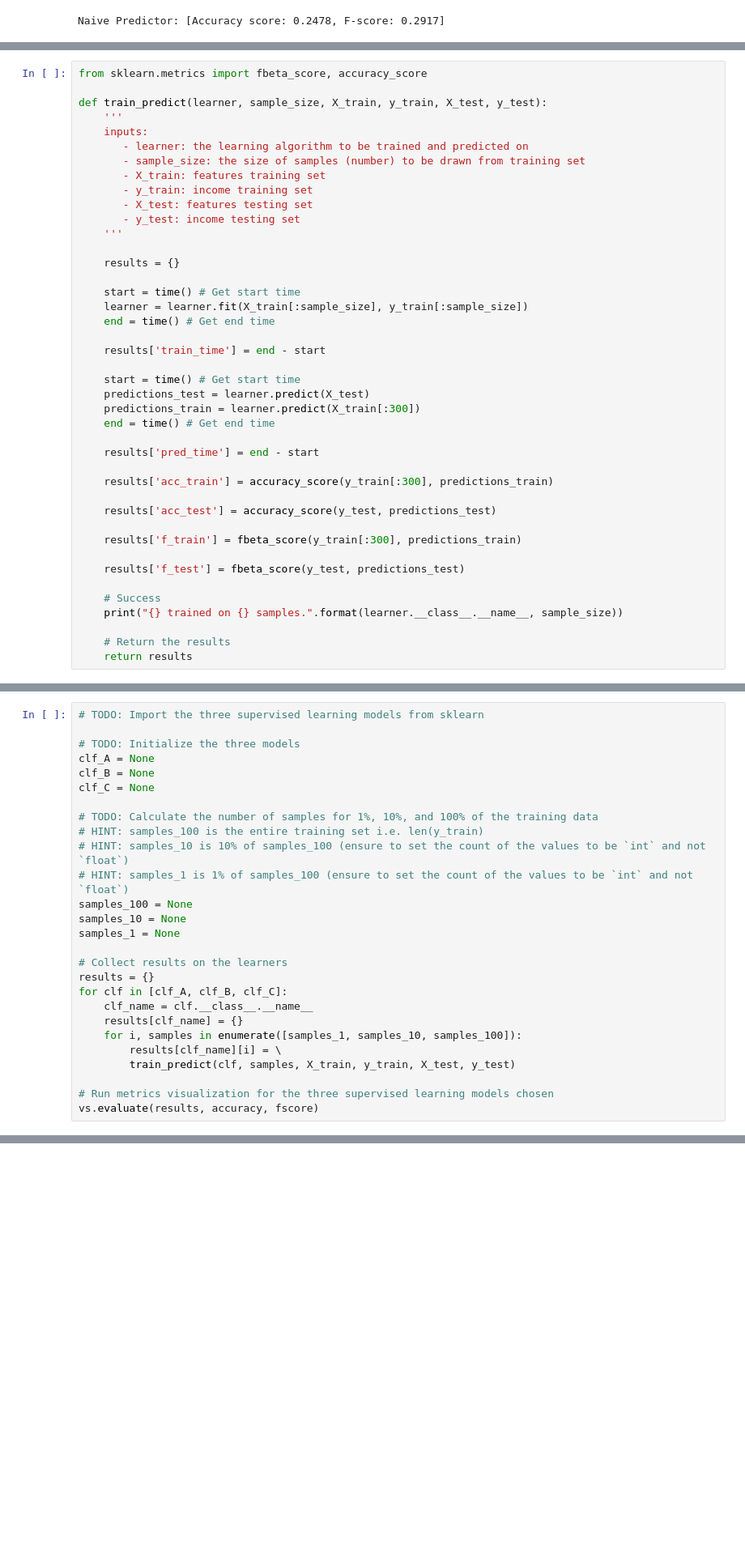
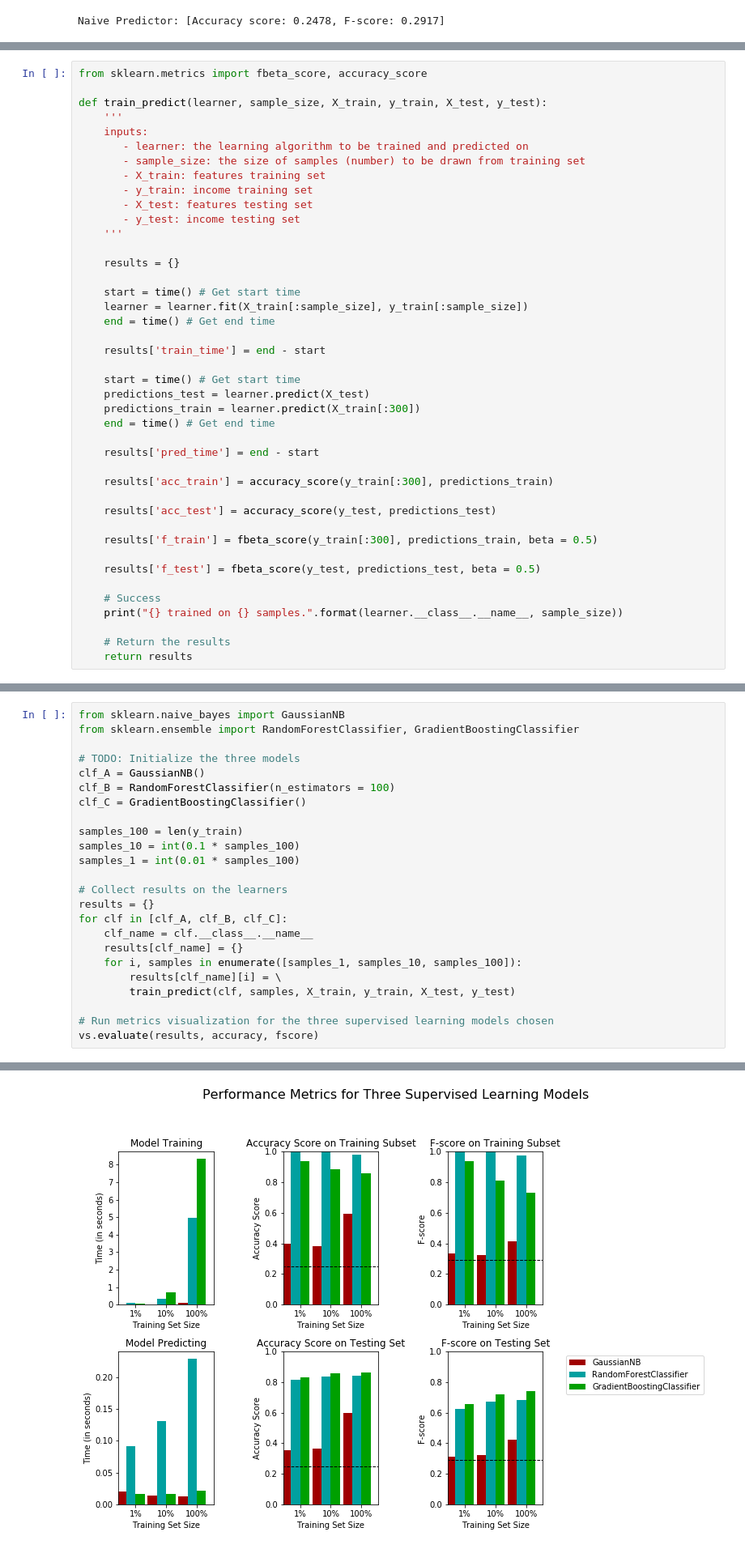
Before and after one commit to ThomasHepner-zz/finding_donors, a Jupyter notebook: finding_donors.ipynb, the cells around one changed output, grey strips where cells are left out. Shown at 81% size. Saved outputs shown, nothing was run; the diff lists cells and outputs as text; blank space fills up the shorter version.

Commit message:
Compare models

```diff
--- a/finding_donors.ipynb
+++ b/finding_donors.ipynb
@@ -344,9 +344,9 @@ def train_predict(learner, sample_size, X_train, y_train, X_test, y_test):
 
     results['acc_test'] = accuracy_score(y_test, predictions_test)
 
-    results['f_train'] = fbeta_score(y_train[:300], predictions_train)
+    results['f_train'] = fbeta_score(y_train[:300], predictions_train, beta = 0.5)
 
-    results['f_test'] = fbeta_score(y_test, predictions_test)
+    results['f_test'] = fbeta_score(y_test, predictions_test, beta = 0.5)
 
     # Success
     print("{} trained on {} samples.".format(learner.__class__.__name__, sample_size))
@@ -365,20 +365,17 @@ In the code cell, you will need to implement the following:
 
 **Note:** Depending on which algorithms you chose, the following implementation may take some time to run!
 # %%
-# TODO: Import the three supervised learning models from sklearn
+from sklearn.naive_bayes import GaussianNB
+from sklearn.ensemble import RandomForestClassifier, GradientBoostingClassifier
 
 # TODO: Initialize the three models
-clf_A = None
-clf_B = None
-clf_C = None
+clf_A = GaussianNB()
+clf_B = RandomForestClassifier(n_estimators = 100)
+clf_C = GradientBoostingClassifier()
 
-# TODO: Calculate the number of samples for 1%, 10%, and 100% of the training data
-# HINT: samples_100 is the entire training set i.e. len(y_train)
-# HINT: samples_10 is 10% of samples_100 (ensure to set the count of the values to be `int` and not `float`)
-# HINT: samples_1 is 1% of samples_100 (ensure to set the count of the values to be `int` and not `float`)
-samples_100 = None
-samples_10 = None
-samples_1 = None
+samples_100 = len(y_train)
+samples_10 = int(0.1 * samples_100)
+samples_1 = int(0.01 * samples_100)
 
 # Collect results on the learners
 results = {}
@@ -391,3 +388,4 @@ for clf in [clf_A, clf_B, clf_C]:
 
 # Run metrics visualization for the three supervised learning models chosen
 vs.evaluate(results, accuracy, fscore)
+# %% [output]
@@ -394,3 +401,4 @@ vs.evaluate(results, accuracy, fscore)
+[figure, added]
 # %% [markdown]
 ----
 ## Improving Results
```
Also changed, not shown: parts of 3 cells of this notebook.
